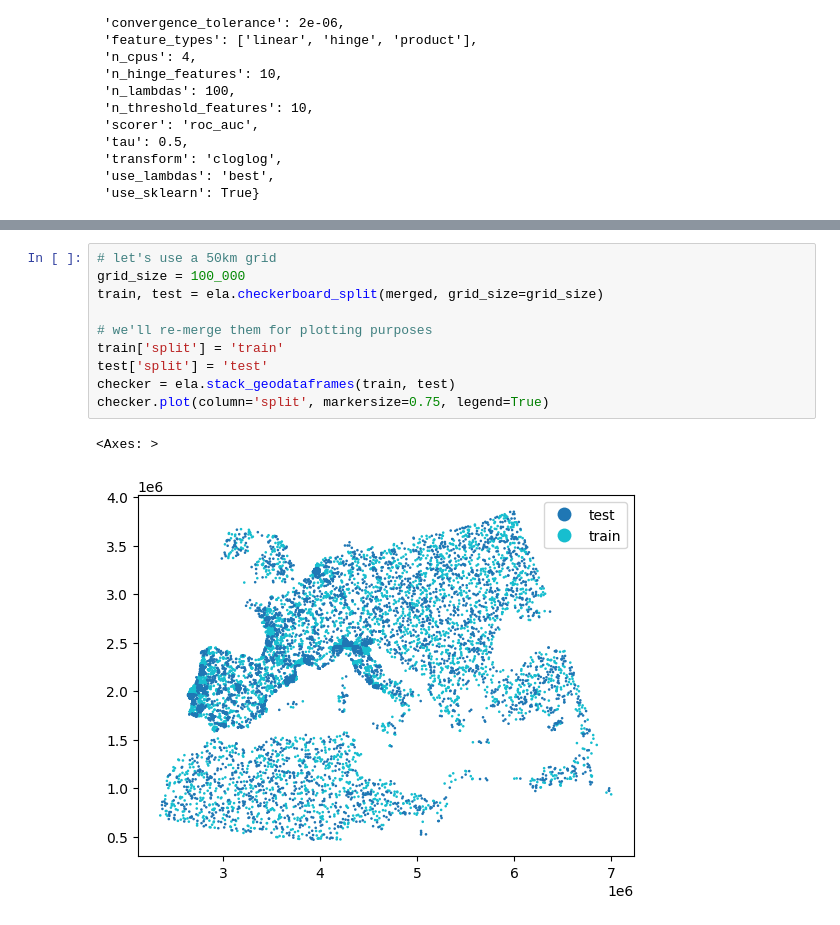
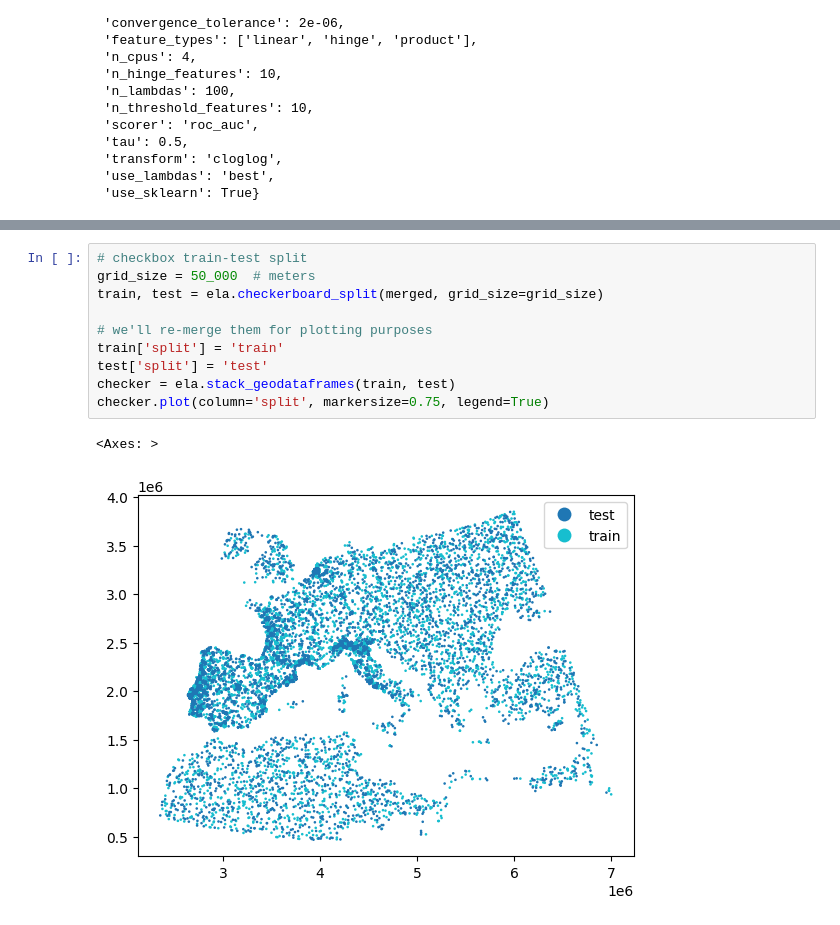
Before and after one commit to FabioB1/procambarus_clarkii_SDM, a Jupyter notebook: procambarus_clarkii_SDM_elapid.ipynb, the cells around one changed output, grey strips where cells are left out. Cells and saved outputs as stored; diff of their text form.

```diff
--- a/procambarus_clarkii_SDM_elapid.ipynb
+++ b/procambarus_clarkii_SDM_elapid.ipynb
@@ -190,16 +197,16 @@ Weighted naive AUC score  : 0.943
 # %%
-# let's use a 50km grid
-grid_size = 100_000
+# checkbox train-test split
+grid_size = 50_000  # meters
 train, test = ela.checkerboard_split(merged, grid_size=grid_size)
 
 # we'll re-merge them for plotting purposes
 train['split'] = 'train'
 test['split'] = 'test'
 checker = ela.stack_geodataframes(train, test)
 checker.plot(column='split', markersize=0.75, legend=True)
 # %% [output]
 <Axes: >
-[figure, old version]
+[figure, new version]
 # %%
 # set up model fitting
 xtrain = train.drop(columns=['class', 'SampleWeight', 'split'])
```
Also changed, not shown: parts of 12 cells of this notebook.
